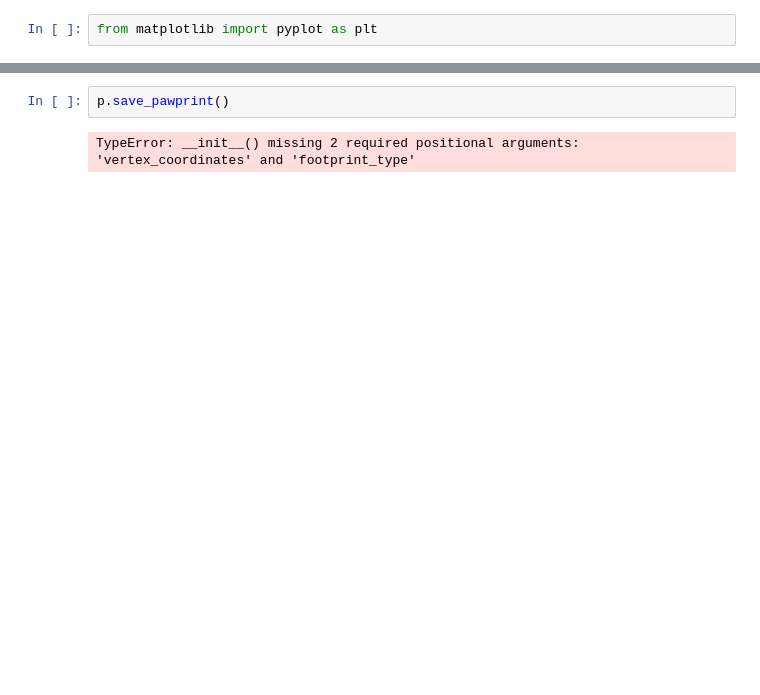
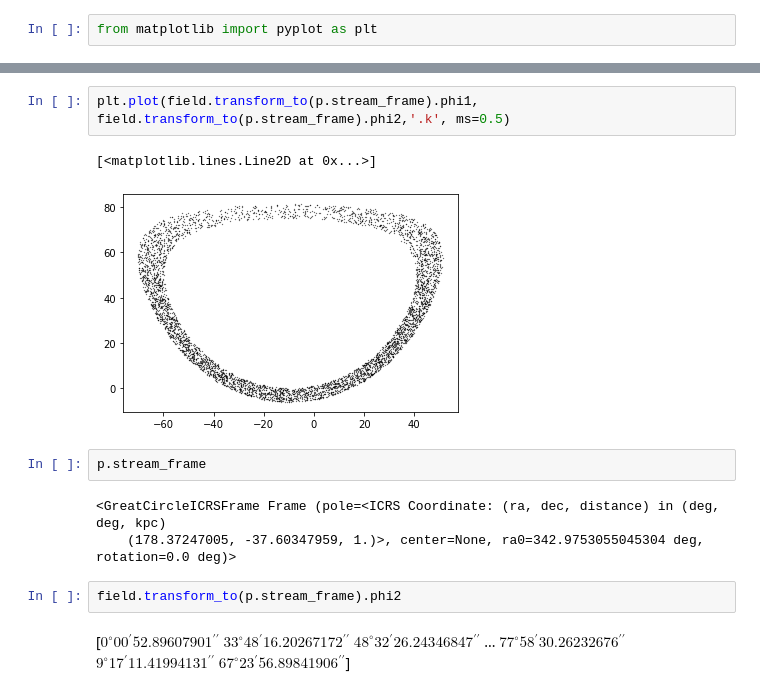
Before and after one commit to stellarstreams/cats, a Jupyter notebook: datamodel/IO tests.ipynb, the cells around one changed output, grey strips where cells are left out. Cells and saved outputs as stored; diff of their text form; blank space fills up the shorter version.

```diff
--- a/datamodel/IO tests.ipynb
+++ b/datamodel/IO tests.ipynb
@@ -273,4 +279,19 @@ ax.plot(p.skyprint['background'].edges.transform_to(p.stream_frame).phi1,
+# %%
+plt.plot(field.transform_to(p.stream_frame).phi1, field.transform_to(p.stream_frame).phi2,'.k', ms=0.5)
+# %% [output]
+[<matplotlib.lines.Line2D at 0x...>]
+[figure, added]
 # %%
-p.save_pawprint()
+p.stream_frame
 # %% [output]
-TypeError: __init__() missing 2 required positional arguments: 'vertex_coordinates' and 'footprint_type'
+<GreatCircleICRSFrame Frame (pole=<ICRS Coordinate: (ra, dec, distance) in (deg, deg, kpc)
+    (178.37247005, -37.60347959, 1.)>, center=None, ra0=342.9753055045304 deg, rotation=0.0 deg)>
+# %%
+field.transform_to(p.stream_frame).phi2
+# %% [output]
+[$0^\circ00{}^\prime52.89607901{}^{\prime\prime}$
+ $33^\circ48{}^\prime16.20267172{}^{\prime\prime}$
+ $48^\circ32{}^\prime26.24346847{}^{\prime\prime}$ ...
+ $77^\circ58{}^\prime30.26232676{}^{\prime\prime}$
+ $9^\circ17{}^\prime11.41994131{}^{\prime\prime}$
+ $67^\circ23{}^\prime56.89841906{}^{\prime\prime}$]
```
Also changed, not shown: parts of 4 cells of this notebook.
